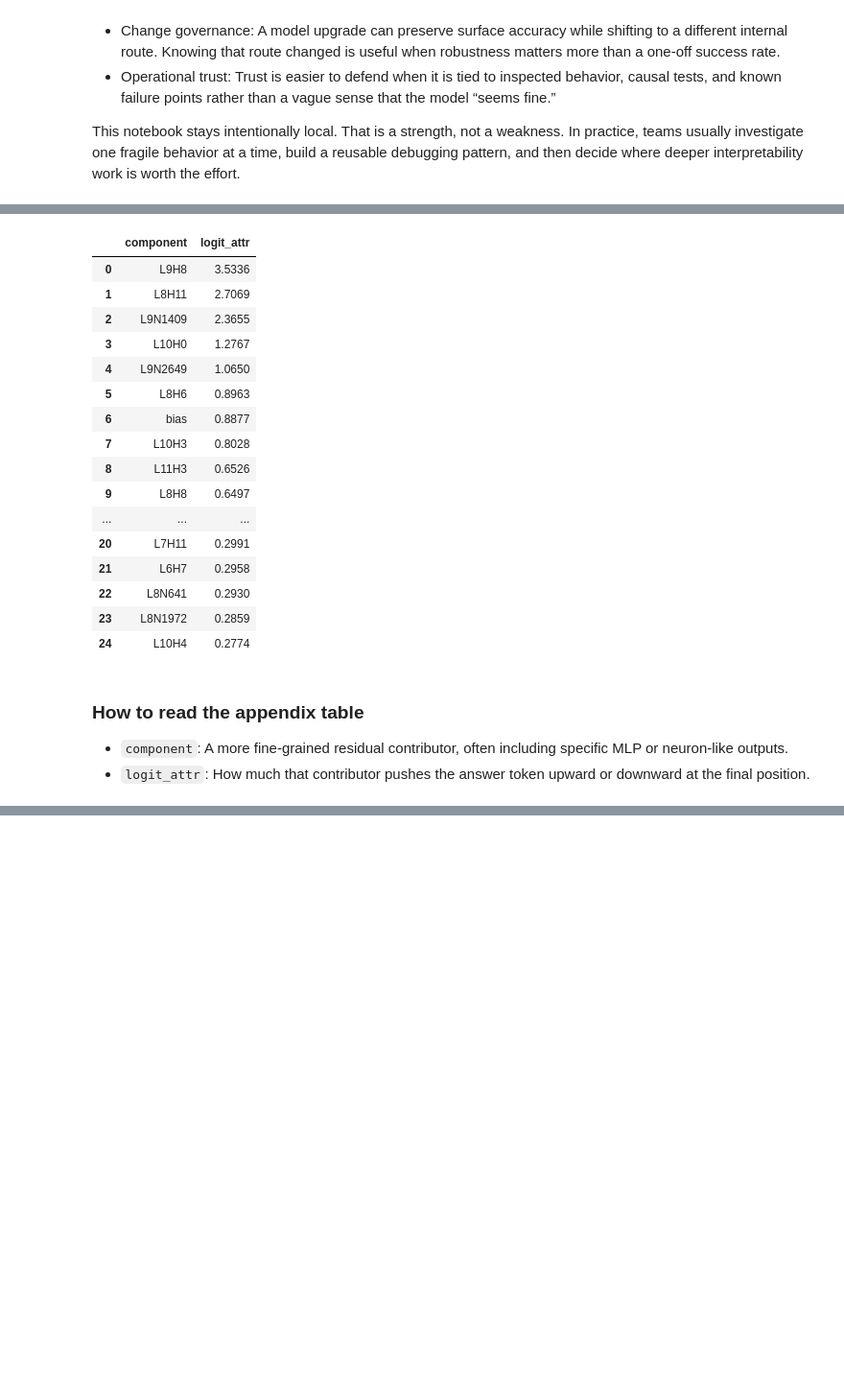
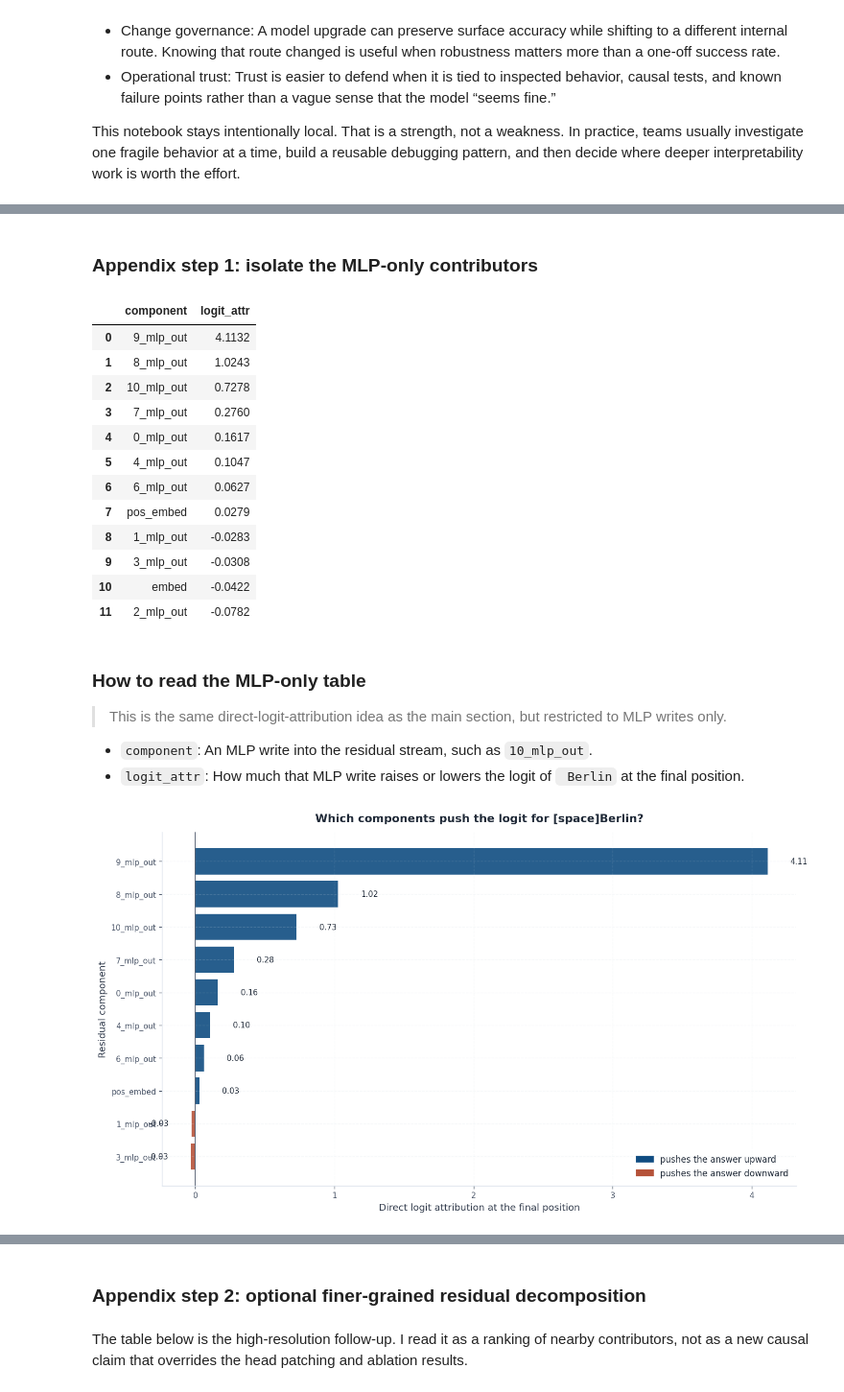
Before and after one commit to benk7alifa/llm-mechanics-lab, a Jupyter notebook: notebooks/llm_mechanics_lab.ipynb, the cells around one changed output, grey strips where cells are left out. Shown at 96% size. Drawn from its saved outputs; the diff is of its cells as text; code cells hidden in the pictures; blank space fills up the shorter version.

```diff
--- a/notebooks/llm_mechanics_lab.ipynb
+++ b/notebooks/llm_mechanics_lab.ipynb
@@ -2147,38 +2213,71 @@ It is optional because it is easier to over-read than the earlier sections. The
 # %%
+display(Markdown("### Appendix step 1: isolate the MLP-only contributors"))
+
+mlp_appendix_df = dla_mlp_df.head(12).copy()
+display(mlp_appendix_df)
+
+display_field_guide(
+    "How to read the MLP-only table",
+    {
+        "component": "An MLP write into the residual stream, such as `10_mlp_out`.",
+        "logit_attr": "How much that MLP write raises or lowers the logit of ` Berlin` at the final position.",
+    },
+    intro="This is the same direct-logit-attribution idea as the main section, but restricted to MLP writes only.",
+)
+
+plot_component_attribution(dla_mlp_df, TARGET_ANSWER, top_n=10)
+plt.show()
+
+mlp_layer_series = mlp_appendix_df["component"].str.extract(r"(\d+)").astype(float)[0]
+late_mlp_count = int((mlp_layer_series >= model.cfg.n_layers - 3).sum())
+top_mlp_component = mlp_appendix_df.iloc[0]
+
+display_takeaways(
+    title="Reading the MLP-only appendix view",
+    what="A ranking and bar chart restricted to MLP writes, without mixing them with attention outputs.",
+    change=(f"The strongest MLP contributor is {top_mlp_component['component']} with attribution {top_mlp_component['logit_attr']:0.3f}, and {late_mlp_count} of the top {len(mlp_appendix_df)} MLP contributors come from the last three layers."),
+    why="This fits a cleaner division of labor: the late attention heads do most of the decisive routing, while the nearby late MLPs appear to reinforce and stabilize the chosen answer once that routing is already pointing in the right direction.",
+    practice="If a later model update preserves the same attention heads but still weakens the final answer, late MLP views like this are a sensible next place to look for refinement failures.",
+    caveat="This is still descriptive evidence. It tells us which MLP writes align with the answer, not whether they are independently sufficient on their own.",
+)
+
+display(Markdown("### Appendix step 2: optional finer-grained residual decomposition"))
+display(Markdown("The table below is the high-resolution follow-up. I read it as a ranking of nearby contributors, not as a new causal claim that overrides the head patching and ablation results."))
+
 try:
     full_resid, full_labels = cache.get_full_resid_decomposition(layer=model.cfg.n_layers, return_labels=True)
     full_attrs = cache.logit_attrs(full_resid, TARGET_ANSWER)
     full_df = attrs_to_df(full_labels, full_attrs)
     display(full_df.head(25))
 
     display_field_guide(
-        "How to read the appendix table",
+        "How to read the fine-grained appendix table",
         {
-            "component": "A more fine-grained residual contributor, often including specific MLP or neuron-like outputs.",
+            "component": "A more fine-grained residual contributor, often breaking the late stack into smaller attention- or MLP-adjacent pieces.",
             "logit_attr": "How much that contributor pushes the answer token upward or downward at the final position.",
         },
+        intro="Use this as a follow-up ranking for nearby contributors once the higher-level story is already clear.",
     )
 except Exception as exc:
     print("Optional neuron-level drill-down was skipped.")
     print("Reason:", repr(exc))
 # %% [output]
+### Appendix step 1: isolate the MLP-only contributors
 |  | component | logit_attr |
-| 0 | L9H8 | 3.5336 |
-| 1 | L8H11 | 2.7069 |
-| 2 | L9N1409 | 2.3655 |
-| 3 | L10H0 | 1.2767 |
-| 4 | L9N2649 | 1.0650 |
-| 5 | L8H6 | 0.8963 |
-| 6 | bias | 0.8877 |
-| 7 | L10H3 | 0.8028 |
-| 8 | L11H3 | 0.6526 |
-| 9 | L8H8 | 0.6497 |
-| ... | ... | ... |
-| 20 | L7H11 | 0.2991 |
-| 21 | L6H7 | 0.2958 |
-| 22 | L8N641 | 0.2930 |
-| 23 | L8N1972 | 0.2859 |
-| 24 | L10H4 | 0.2774 |
+| 0 | 9_mlp_out | 4.1132 |
+| 1 | 8_mlp_out | 1.0243 |
+| 2 | 10_mlp_out | 0.7278 |
+| 3 | 7_mlp_out | 0.2760 |
+| 4 | 0_mlp_out | 0.1617 |
+| 5 | 4_mlp_out | 0.1047 |
+| 6 | 6_mlp_out | 0.0627 |
+| 7 | pos_embed | 0.0279 |
+| 8 | 1_mlp_out | -0.0283 |
+| 9 | 3_mlp_out | -0.0308 |
+| 10 | embed | -0.0422 |
+| 11 | 2_mlp_out | -0.0782 |
-### How to read the appendix table
-- `component`: A more fine-grained residual contributor, often including specific MLP or neuron-like outputs.
-- `logit_attr`: How much that contributor pushes the answer token upward or downward at the final position.
+### How to read the MLP-only table
+> This is the same direct-logit-attribution idea as the main section, but restricted to MLP writes only.
+- `component`: An MLP write into the residual stream, such as `10_mlp_out`.
+- `logit_attr`: How much that MLP write raises or lowers the logit of ` Berlin` at the final position.
+[figure, added]
@@ -2184,0 +2290,2 @@ except Exception as exc:
+### Appendix step 2: optional finer-grained residual decomposition
+The table below is the high-resolution follow-up. I read it as a ranking of nearby contributors, not as a new causal claim that overrides the head patching and ablation results.
```
Also changed, not shown: parts of 6 cells of this notebook, 1 other file.
